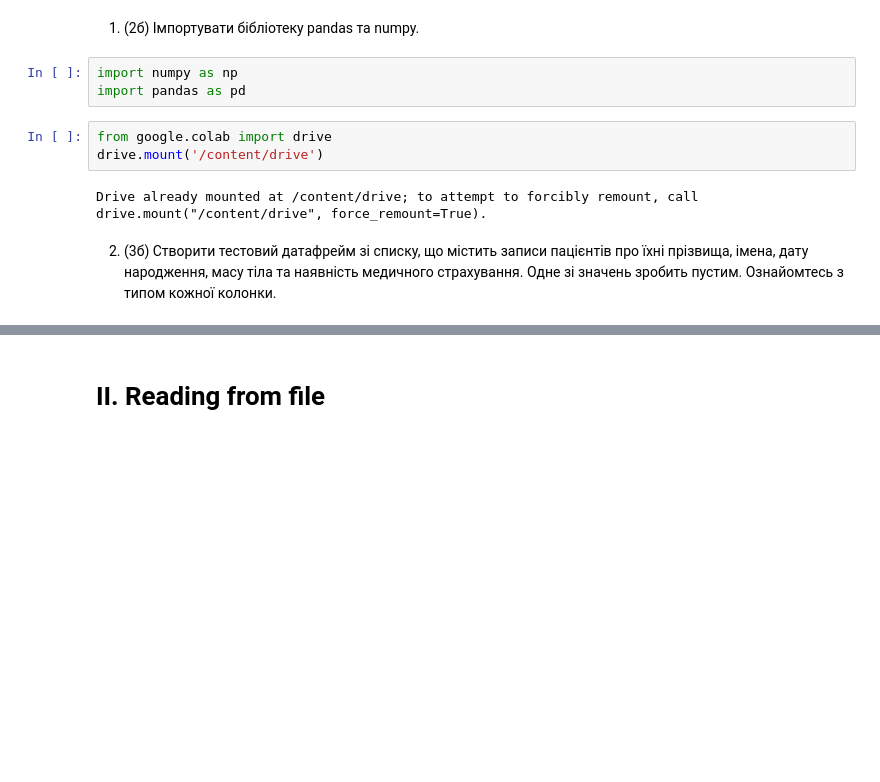
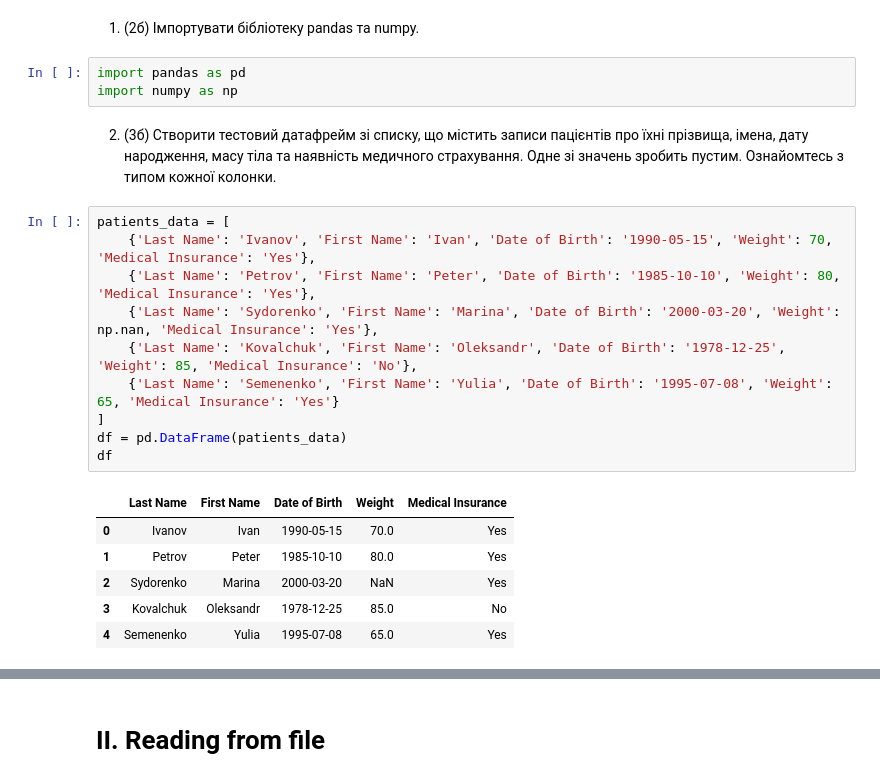
Before and after one commit to ruben4ick/-python-for-big-data-and-data-science, a Jupyter notebook: python_practice_9/python_practice_9.ipynb, the cells around one changed output, grey strips where cells are left out. Cells and saved outputs as stored; diff of their text form; blank space fills up the shorter version.

```diff
--- a/python_practice_9.ipynb
+++ b/python_practice_9/python_practice_9.ipynb
@@ -3,12 +3,24 @@
 # %% [markdown]
 1. (2б) Імпортувати бібліотеку pandas та numpy.
 # %%
+import pandas as pd
 import numpy as np
-import pandas as pd
-# %%
-from google.colab import drive
-drive.mount('/content/drive')
-# %% [output]
-Drive already mounted at /content/drive; to attempt to forcibly remount, call drive.mount("/content/drive", force_remount=True).
 # %% [markdown]
 2. (3б) Створити тестовий датафрейм зі списку, що містить записи пацієнтів про їхні прізвища, імена, дату народження, масу тіла та наявність медичного страхування. Одне зі значень зробить пустим. Ознайомтесь з типом кожної колонки.
+# %%
+patients_data = [
+    {'Last Name': 'Ivanov', 'First Name': 'Ivan', 'Date of Birth': '1990-05-15', 'Weight': 70, 'Medical Insurance': 'Yes'},
+    {'Last Name': 'Petrov', 'First Name': 'Peter', 'Date of Birth': '1985-10-10', 'Weight': 80, 'Medical Insurance': 'Yes'},
+    {'Last Name': 'Sydorenko', 'First Name': 'Marina', 'Date of Birth': '2000-03-20', 'Weight': np.nan, 'Medical Insurance': 'Yes'},
+    {'Last Name': 'Kovalchuk', 'First Name': 'Oleksandr', 'Date of Birth': '1978-12-25', 'Weight': 85, 'Medical Insurance': 'No'},
+    {'Last Name': 'Semenenko', 'First Name': 'Yulia', 'Date of Birth': '1995-07-08', 'Weight': 65, 'Medical Insurance': 'Yes'}
+]
+df = pd.DataFrame(patients_data)
+df
+# %% [output]
+|  | Last Name | First Name | Date of Birth | Weight | Medical Insurance |
+| 0 | Ivanov | Ivan | 1990-05-15 | 70.0 | Yes |
+| 1 | Petrov | Peter | 1985-10-10 | 80.0 | Yes |
+| 2 | Sydorenko | Marina | 2000-03-20 | NaN | Yes |
+| 3 | Kovalchuk | Oleksandr | 1978-12-25 | 85.0 | No |
+| 4 | Semenenko | Yulia | 1995-07-08 | 65.0 | Yes |
```
Also changed, not shown: parts of 19 cells of this notebook, 1 other file.
